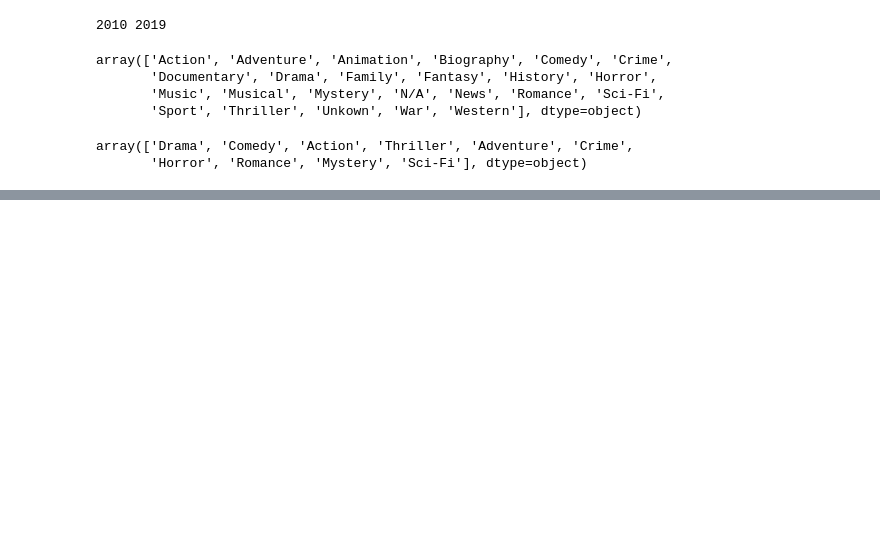
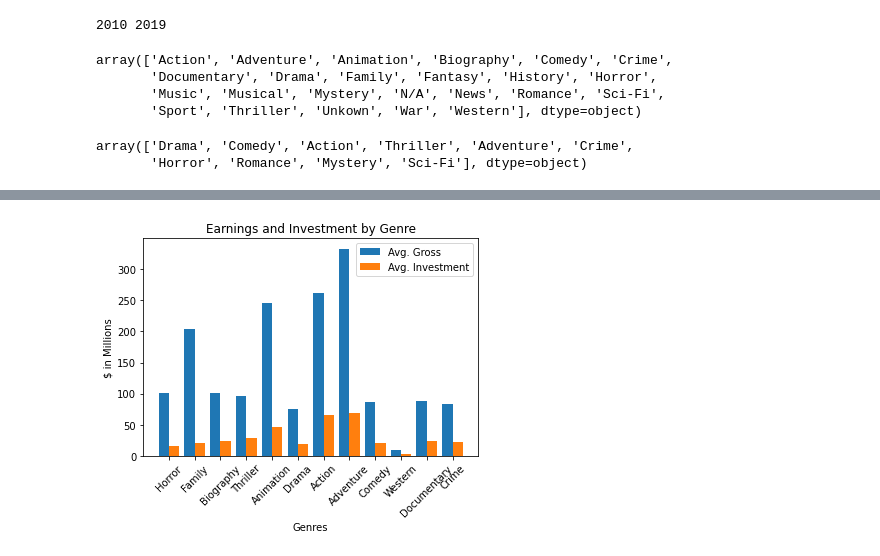
Before and after one commit to brandmend/MovieDataProject, a Jupyter notebook: Movie_Notebook_v1.ipynb, the cells around one changed output, grey strips where cells are left out. Cells and saved outputs as stored; diff of their text form; code cells hidden in the pictures; blank space fills up the shorter version.

```diff
--- a/Movie_Notebook_v1.ipynb
+++ b/Movie_Notebook_v1.ipynb
@@ -606,0 +769,19 @@ array(['Drama', 'Comedy', 'Action', 'Thriller', 'Adventure', 'Crime',
+# %%
+X = list(genre_financials.head(12).index)
+Y = genre_financials.head(12)['total_gross']
+Z = genre_financials.head(12)['production_budget']
+
+X_axis = np.arange(len(X))
+
+plt.bar(X_axis - 0.2, Y, 0.4, label = 'Avg. Gross')
+plt.bar(X_axis + 0.2, Z, 0.4, label = 'Avg. Investment')
+
+plt.xticks(X_axis, X)
+plt.xticks(rotation = 45)
+plt.xlabel("Genres")
+plt.ylabel("$ in Millions")
+plt.title("Earnings and Investment by Genre")
+plt.legend()
+plt.show()
+# %% [output]
+[figure, added]
```
Also changed, not shown: parts of 19 cells of this notebook.
